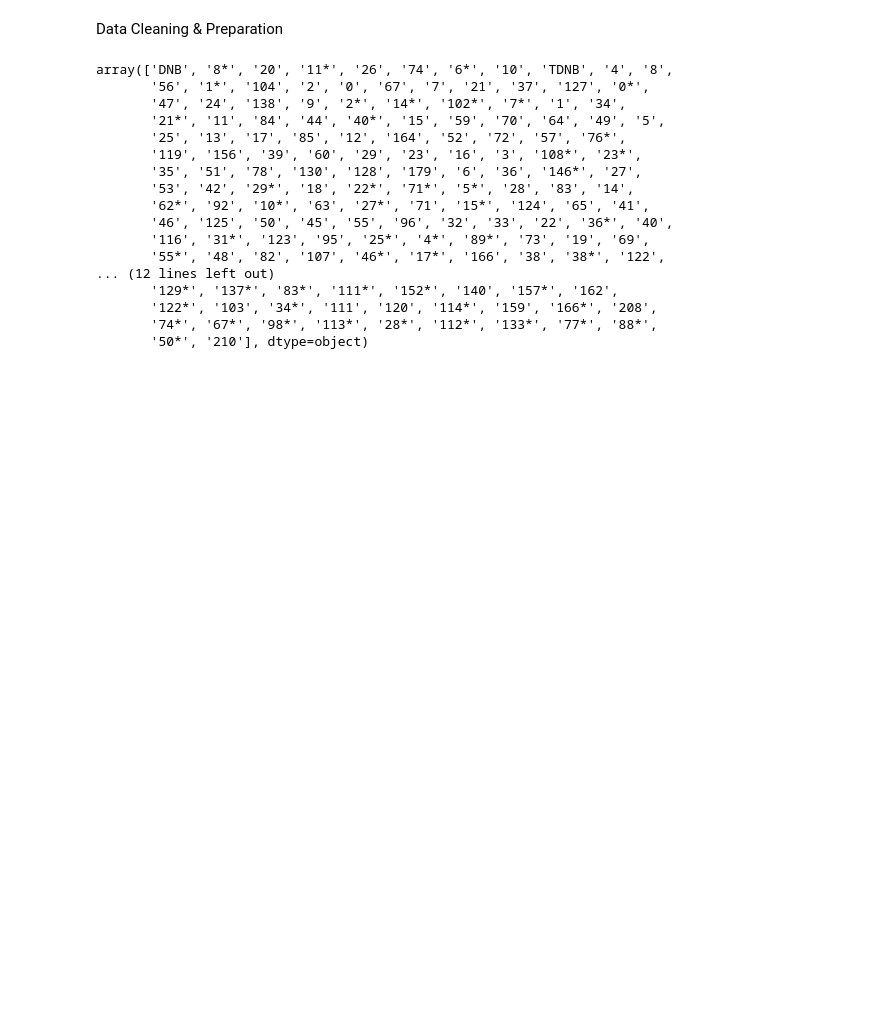
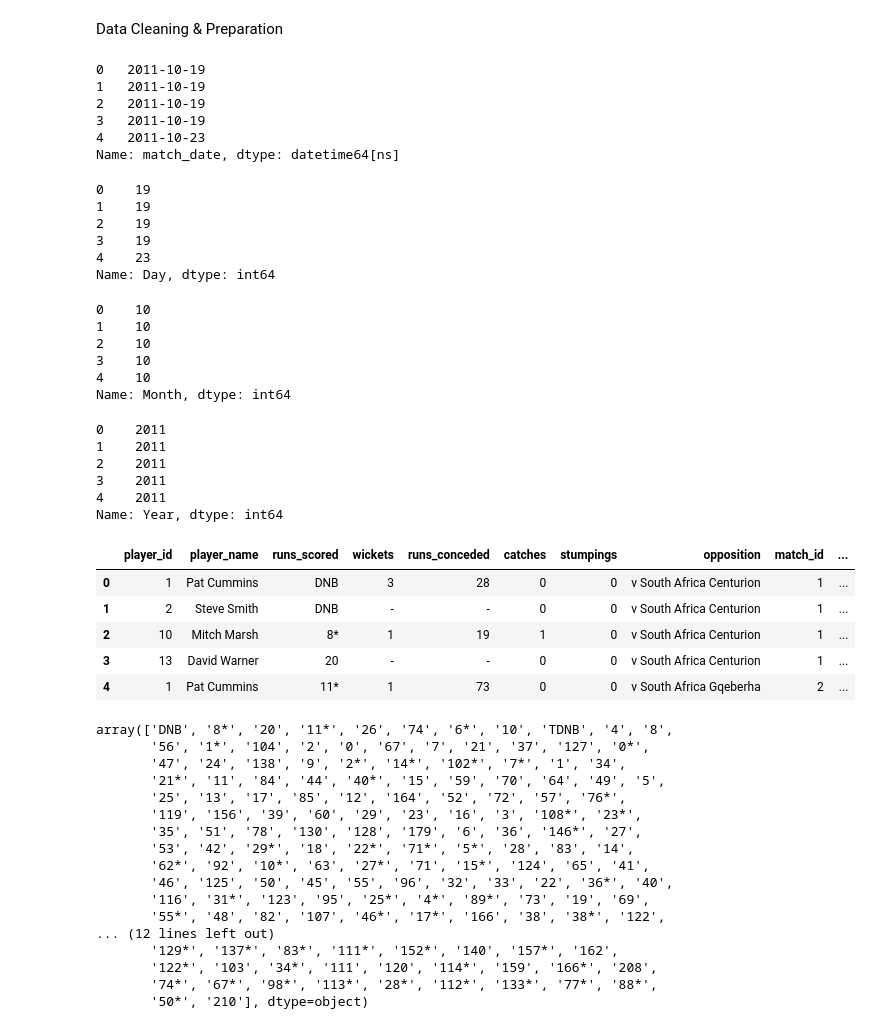
Before and after one commit to Gallo13/AnalyticsVidhya-CricketHackathon, a Jupyter notebook: AV - Cricket Score Predictor.ipynb, the cells around one changed output. Saved outputs shown, nothing was run; the diff lists cells and outputs as text; code cells hidden in the pictures; blank space fills up the shorter version.

```diff
--- a/AV - Cricket Score Predictor.ipynb
+++ b/AV - Cricket Score Predictor.ipynb
@@ -141,7 +141,65 @@ df.describe()
 Data Cleaning & Preparation
 # %%
 # Changing match_date column to datetime instead of object
-df['match_date'] = pd.to_datetime(df['match_date'])
+df['match_date'] = pd.to_datetime(df['match_date'])  #, format='%d %m %y')
+df['match_date'].head()
+# %% [output]
+0   2011-10-19
+1   2011-10-19
+2   2011-10-19
+3   2011-10-19
+4   2011-10-23
+Name: match_date, dtype: datetime64[ns]
+# %%
+# Separate out day
+day = df['match_date'].dt.day
+day.rename('Day', inplace=True)
+day.head()
+# %% [output]
+0    19
+1    19
+2    19
+3    19
+4    23
+Name: Day, dtype: int64
+# %%
+# Separate out month
+month = df['match_date'].dt.month
+month.rename('Month', inplace=True)
+month.head()
+# %% [output]
+0    10
+1    10
+2    10
+3    10
+4    10
+Name: Month, dtype: int64
+# %%
+# Separate out year
+year = df['match_date'].dt.year
+year.rename('Year', inplace=True)
+year.head()
+# %% [output]
+0    2011
+1    2011
+2    2011
+3    2011
+4    2011
+Name: Year, dtype: int64
+# %%
+# Drop match_date column
+df = df.drop(['match_date'], axis=1)
+# %%
+# Concatinate day, month and year columns onto original dataframe
+df = pd.concat([df, day, month, year], axis=1)
+df.head()
+# %% [output]
+|  | player_id | player_name | runs_scored | wickets | runs_conceded | catches | stumpings | opposition | match_id | ... |
+| 0 | 1 | Pat Cummins | DNB | 3 | 28 | 0 | 0 | v South Africa Centurion | 1 | ... |
+| 1 | 2 | Steve Smith | DNB | - | - | 0 | 0 | v South Africa Centurion | 1 | ... |
+| 2 | 10 | Mitch Marsh | 8* | 1 | 19 | 1 | 0 | v South Africa Centurion | 1 | ... |
+| 3 | 13 | David Warner | 20 | - | - | 0 | 0 | v South Africa Centurion | 1 | ... |
+| 4 | 1 | Pat Cummins | 11* | 1 | 73 | 0 | 0 | v South Africa Gqeberha | 2 | ... |
 # %%
 # Checking all the unique data in the runs_scored column
 df['runs_scored'].unique()
```
Also changed, not shown: parts of 26 cells of this notebook.
